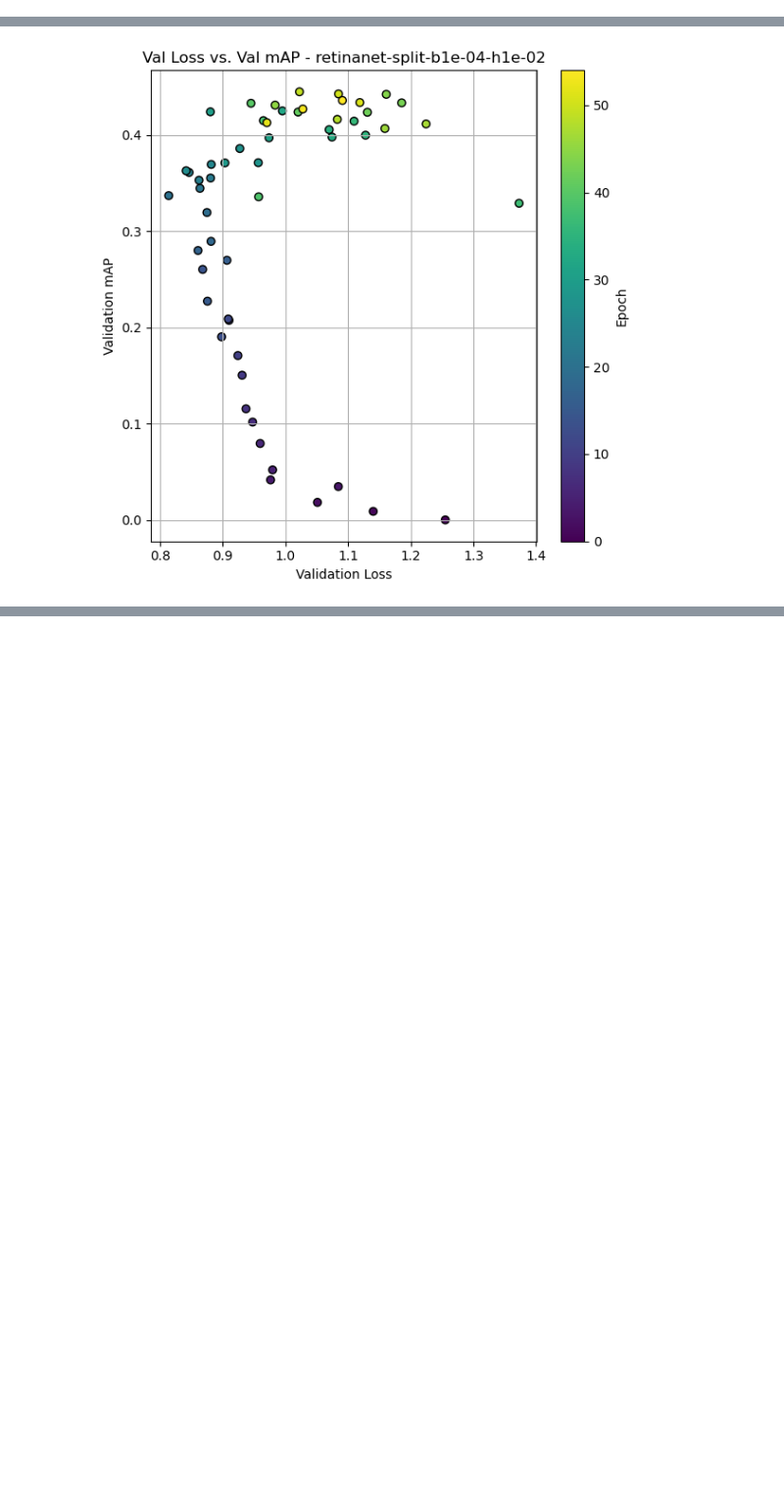
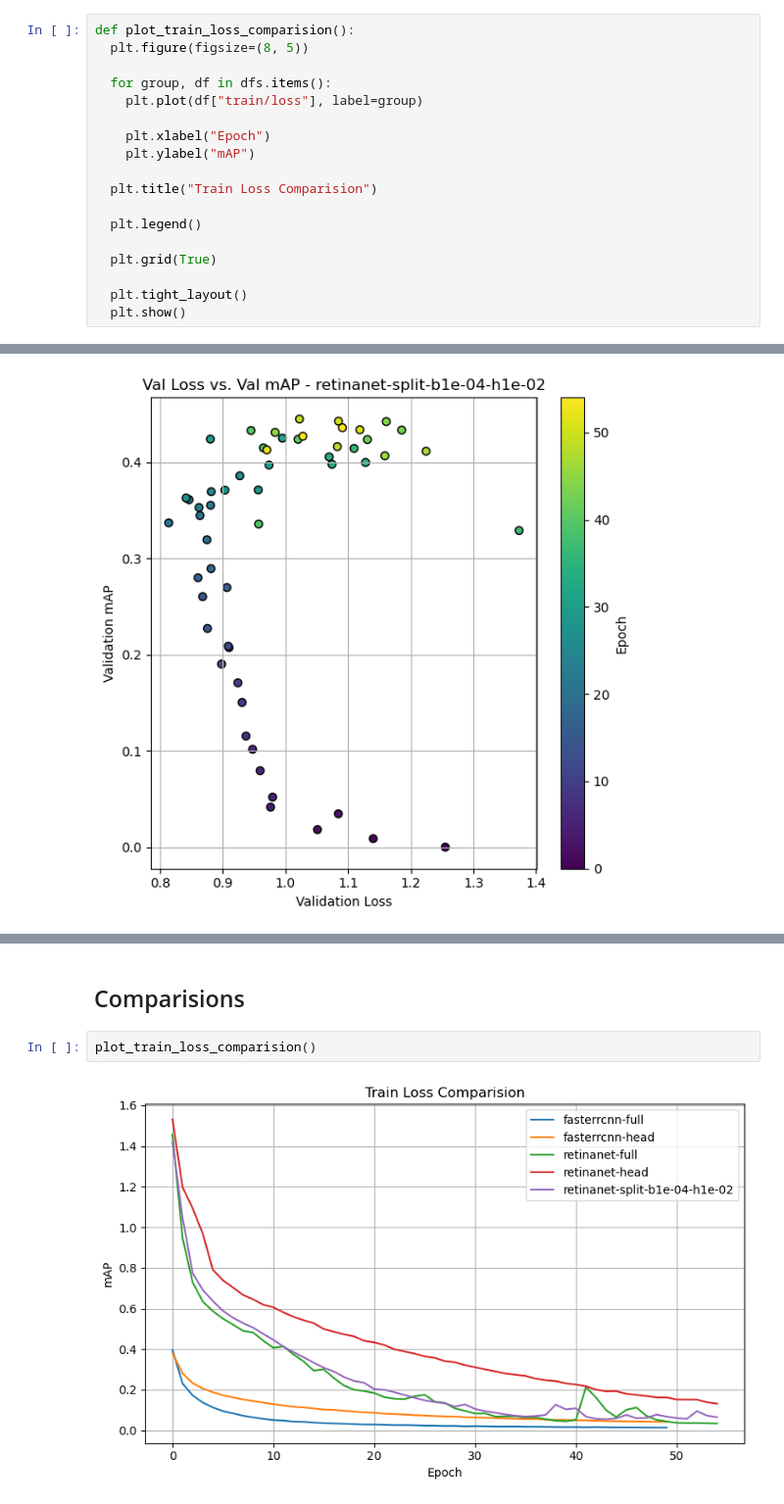
Before and after one commit to jiseokson/aislab-prep-notes, a Jupyter notebook: 250514_250521_Baselines_And_Logs/visualization.ipynb, the cells around one changed output, grey strips where cells are left out. Shown at 98% size. Cells and saved outputs as stored; diff of their text form; blank space fills up the shorter version.

```diff
--- a/250514_250521_Baselines_And_Logs/visualization.ipynb
+++ b/250514_250521_Baselines_And_Logs/visualization.ipynb
@@ -85,3 +84,21 @@ def plot_iou_based_map(map_50, map_75, title="mAP@0.5 vs. mAP@0.75"):
 
   plt.tight_layout()
   plt.show()
+# %%
+def plot_train_loss_comparision():
+  plt.figure(figsize=(8, 5))
+
+  for group, df in dfs.items():
+    plt.plot(df["train/loss"], label=group)
+
+    plt.xlabel("Epoch")
+    plt.ylabel("mAP")
+
+  plt.title("Train Loss Comparision")
+
+  plt.legend()
+
+  plt.grid(True)
+
+  plt.tight_layout()
+  plt.show()
@@ -123,0 +203,6 @@ for group, df in dfs.items():
+# %% [markdown]
+## Comparisions
+# %%
+plot_train_loss_comparision()
+# %% [output]
+[figure, added]
```
Also changed, not shown: parts of 12 cells of this notebook.
